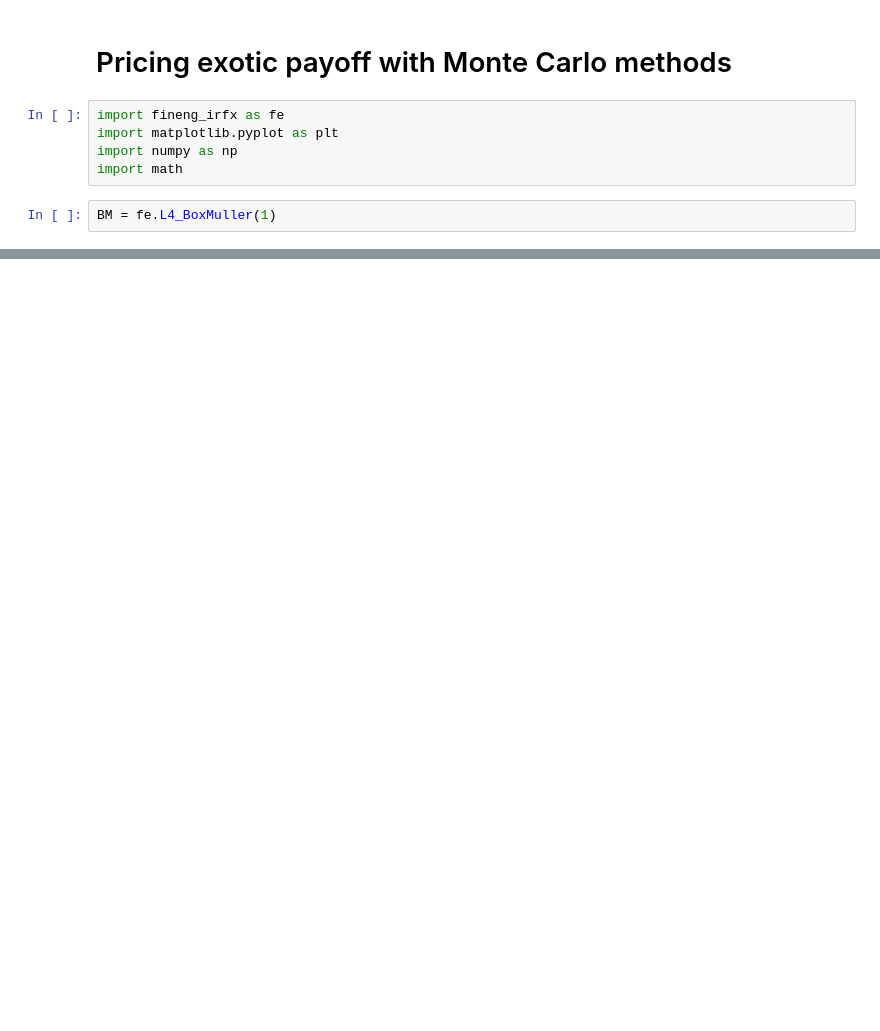
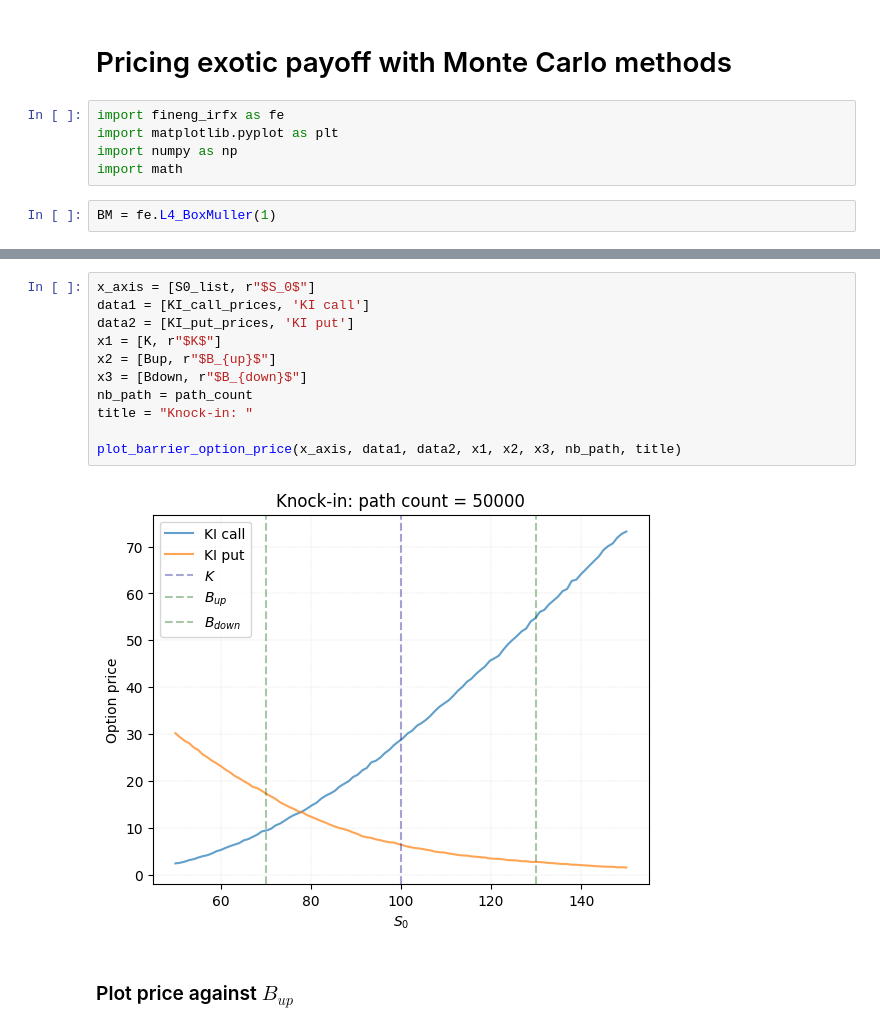
Before and after one commit to ccjeremylo/FinEng-in-IRFX, a Jupyter notebook: src/python/Lecture4/ExoticMC.ipynb, the cells around one changed output, grey strips where cells are left out. Cells and saved outputs as stored; diff of their text form; blank space fills up the shorter version.

```diff
--- a/src/python/Lecture4/ExoticMC.ipynb
+++ b/src/python/Lecture4/ExoticMC.ipynb
@@ -101,0 +118,15 @@ plt.show()
+# %%
+x_axis = [S0_list, r"$S_0$"]
+data1 = [KI_call_prices, 'KI call']
+data2 = [KI_put_prices, 'KI put']
+x1 = [K, r"$K$"]
+x2 = [Bup, r"$B_{up}$"]
+x3 = [Bdown, r"$B_{down}$"]
+nb_path = path_count
+title = "Knock-in: "
+
+plot_barrier_option_price(x_axis, data1, data2, x1, x2, x3, nb_path, title)
+# %% [output]
+[figure, added]
+# %% [markdown]
+### Plot price against $B_{up}$
```
Also changed, not shown: parts of 12 cells of this notebook.
